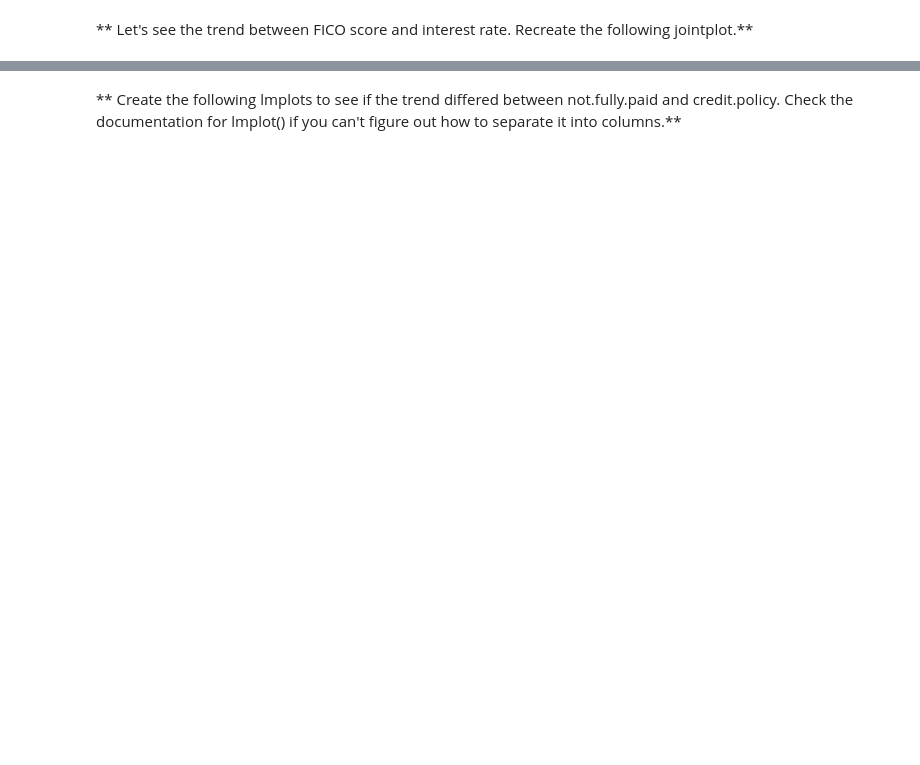
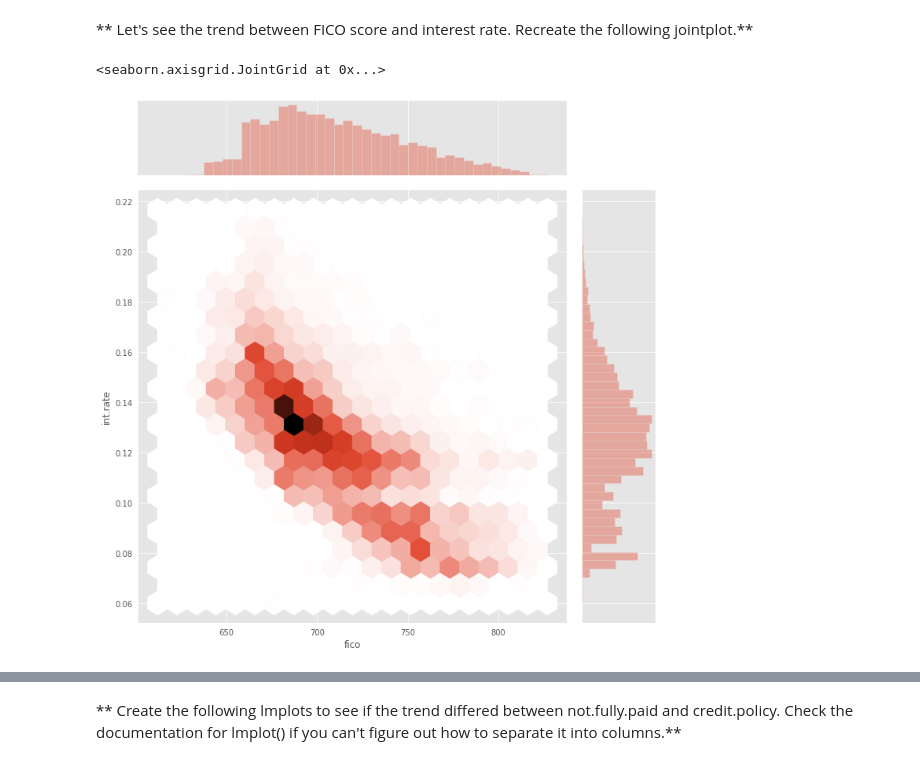
Before and after one commit to mpinheiro19/DSMLCourse, a Jupyter notebook: 15-Decision-Trees-and-Random-Forests/02_Decision_Trees_and_Random_Forest_Project_MySolutions.ipynb, the cells around one changed output, grey strips where cells are left out. Drawn from its saved outputs; the diff is of its cells as text; code cells hidden in the pictures; blank space fills up the shorter version.

```diff
--- a/15-Decision-Trees-and-Random-Forests/02_Decision_Trees_and_Random_Forest_Project_MySolutions.ipynb
+++ b/15-Decision-Trees-and-Random-Forests/02_Decision_Trees_and_Random_Forest_Project_MySolutions.ipynb
@@ -147,2 +142,7 @@ sns.countplot(x = loans['purpose'],data = loans, hue = 'not.fully.paid',edgecolo
 # %% [markdown]
 ** Let's see the trend between FICO score and interest rate. Recreate the following jointplot.**
+# %%
+sns.jointplot(x='fico',y='int.rate',data=loans,kind='hex', height = 10,  joint_kws=dict(gridsize=20))
+# %% [output]
+<seaborn.axisgrid.JointGrid at 0x...>
+[figure, added]
```
Also changed, not shown: parts of 33 cells of this notebook.
